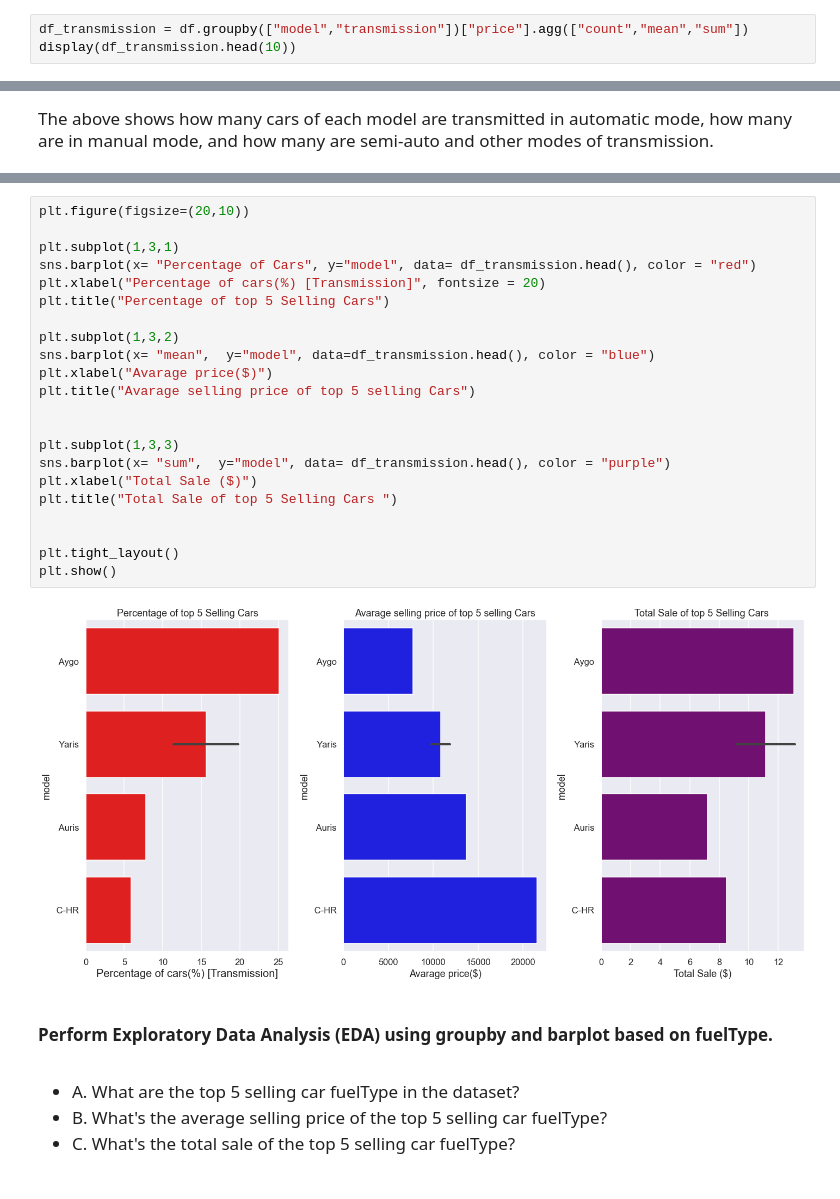
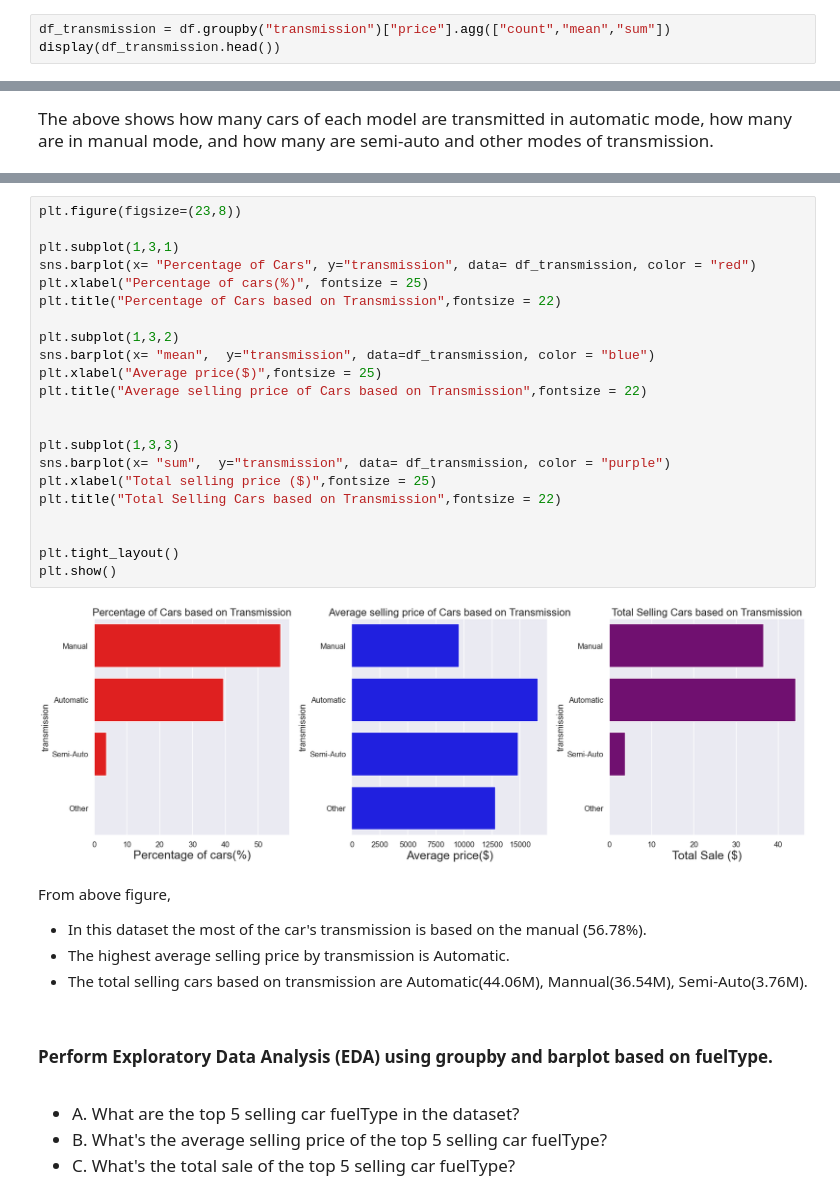
Before and after one commit to Sourish8/toyota_used_car_analysis-, a Jupyter notebook: toyota_used_car_EDA.ipynb, the cells around one changed output, grey strips where cells are left out. Cells and saved outputs as stored; diff of their text form.

```diff
--- a/toyota_used_car_EDA.ipynb
+++ b/toyota_used_car_EDA.ipynb
@@ -438,4 +451,4 @@ plt.show()
 # %%
-df_transmission = df.groupby(["model","transmission"])["price"].agg(["count","mean","sum"])
-display(df_transmission.head(10))
+df_transmission = df.groupby("transmission")["price"].agg(["count","mean","sum"])
+display(df_transmission.head())
 # %% [output]
@@ -476,27 +482,33 @@ display(df_transmission.head())
 # %%
-plt.figure(figsize=(20,10))
+plt.figure(figsize=(23,8))
 
 plt.subplot(1,3,1)
-sns.barplot(x= "Percentage of Cars", y="model", data= df_transmission.head(), color = "red")
-plt.xlabel("Percentage of cars(%) [Transmission]", fontsize = 20)
-plt.title("Percentage of top 5 Selling Cars")
+sns.barplot(x= "Percentage of Cars", y="transmission", data= df_transmission, color = "red")
+plt.xlabel("Percentage of cars(%)", fontsize = 25)
+plt.title("Percentage of Cars based on Transmission",fontsize = 22)
 
 plt.subplot(1,3,2)
-sns.barplot(x= "mean",  y="model", data=df_transmission.head(), color = "blue")
-plt.xlabel("Avarage price($)")
-plt.title("Avarage selling price of top 5 selling Cars")
+sns.barplot(x= "mean",  y="transmission", data=df_transmission, color = "blue")
+plt.xlabel("Average price($)",fontsize = 25)
+plt.title("Average selling price of Cars based on Transmission",fontsize = 22)
 
 
 plt.subplot(1,3,3)
-sns.barplot(x= "sum",  y="model", data= df_transmission.head(), color = "purple")
-plt.xlabel("Total Sale ($)")
-plt.title("Total Sale of top 5 Selling Cars ")
+sns.barplot(x= "sum",  y="transmission", data= df_transmission, color = "purple")
+plt.xlabel("Total selling price ($)",fontsize = 25)
+plt.title("Total Selling Cars based on Transmission",fontsize = 22)
 
 
 plt.tight_layout()
 plt.show()
 # %% [output]
-[figure, old version]
+[figure, new version]
+# %% [markdown]
+<p>From above figure,
+<ul><li>In this dataset the most of the car's transmission is based on the manual (56.78%).</li>
+<li>The highest average selling price by transmission is Automatic.</li>
+<li>The total selling cars based on transmission are Automatic(44.06M), Mannual(36.54M), Semi-Auto(3.76M).</li>
+</p>
 # %% [markdown]
 <h4 style="font-size: 17px;font-family:Times New Roman">Perform Exploratory Data Analysis (EDA) using groupby and barplot based on fuelType.</h4>
 <br>
```
Also changed, not shown: parts of 15 cells of this notebook.
